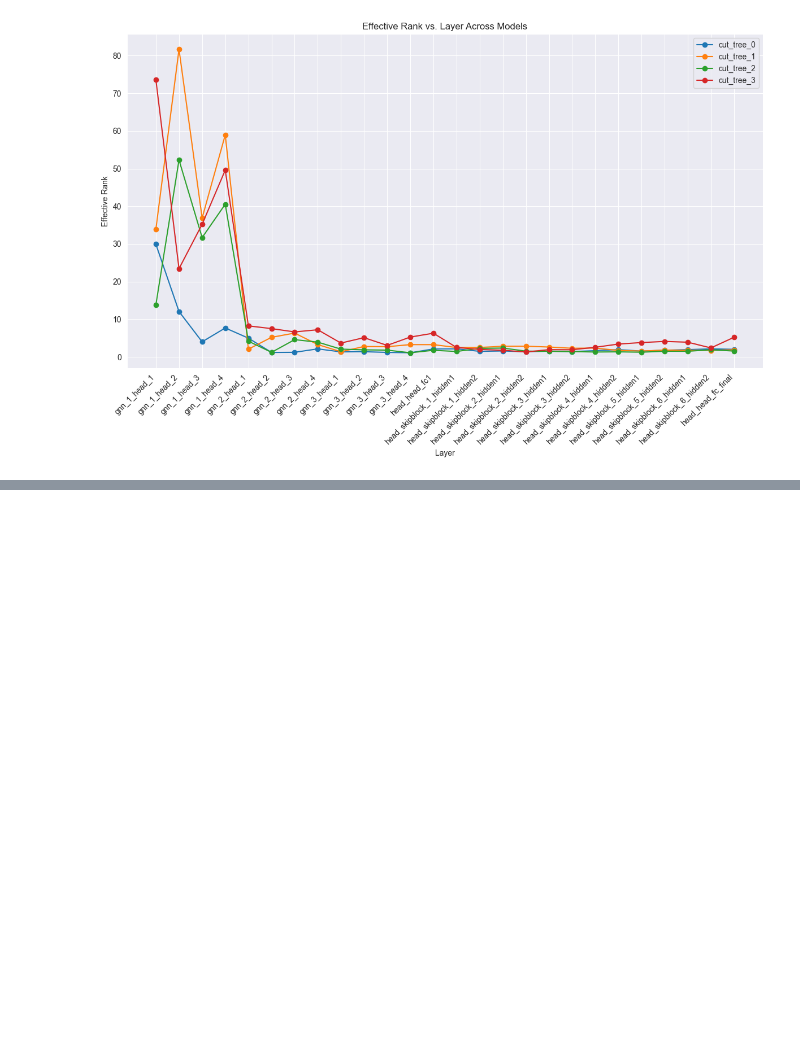
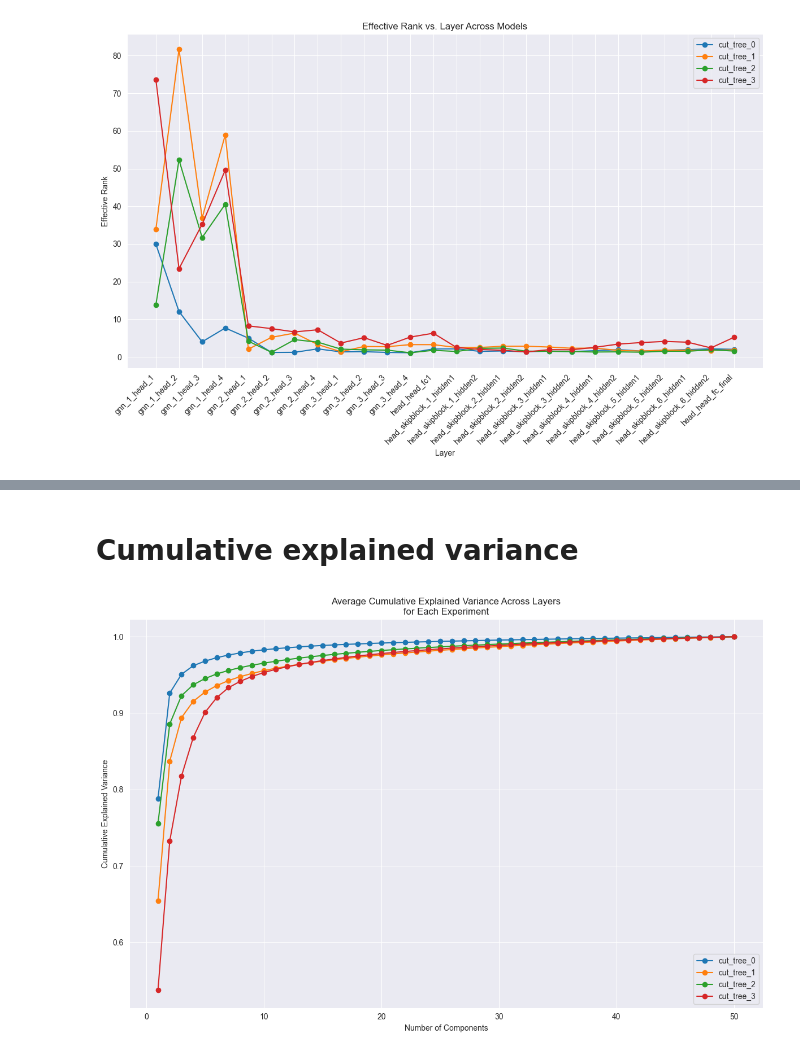
Before and after one commit to Jozefov/PhantoMS, a Jupyter notebook: notebooks/analysis/CKA_Retrieval_MSE/model_similarity_eigenvalues.ipynb, the cells around one changed output, grey strips where cells are left out. Drawn from its saved outputs; the diff is of its cells as text; code cells hidden in the pictures; blank space fills up the shorter version.

```diff
--- a/notebooks/analysis/CKA_Retrieval_MSE/model_similarity_eigenvalues.ipynb
+++ b/notebooks/analysis/CKA_Retrieval_MSE/model_similarity_eigenvalues.ipynb
@@ -208,0 +495,6 @@ plot_effective_rank_vs_layer_multi(experiment_dirs, layer_names, model_label_fun
+# %% [markdown]
+# Cumulative explained variance
+# %%
+plot_avg_cum_explained_variance_multi(experiment_dirs, layer_names, max_components=50, center=True, model_label_func=extract_label)
+# %% [output]
+[figure, added]
```
Also changed, not shown: parts of 9 cells of this notebook.
